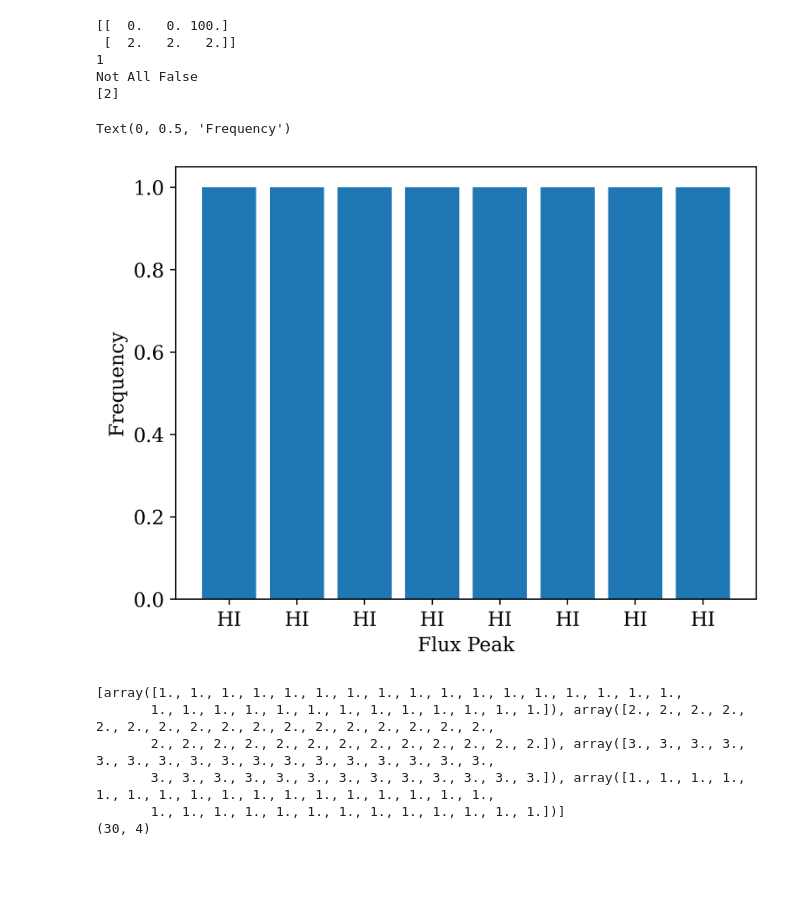
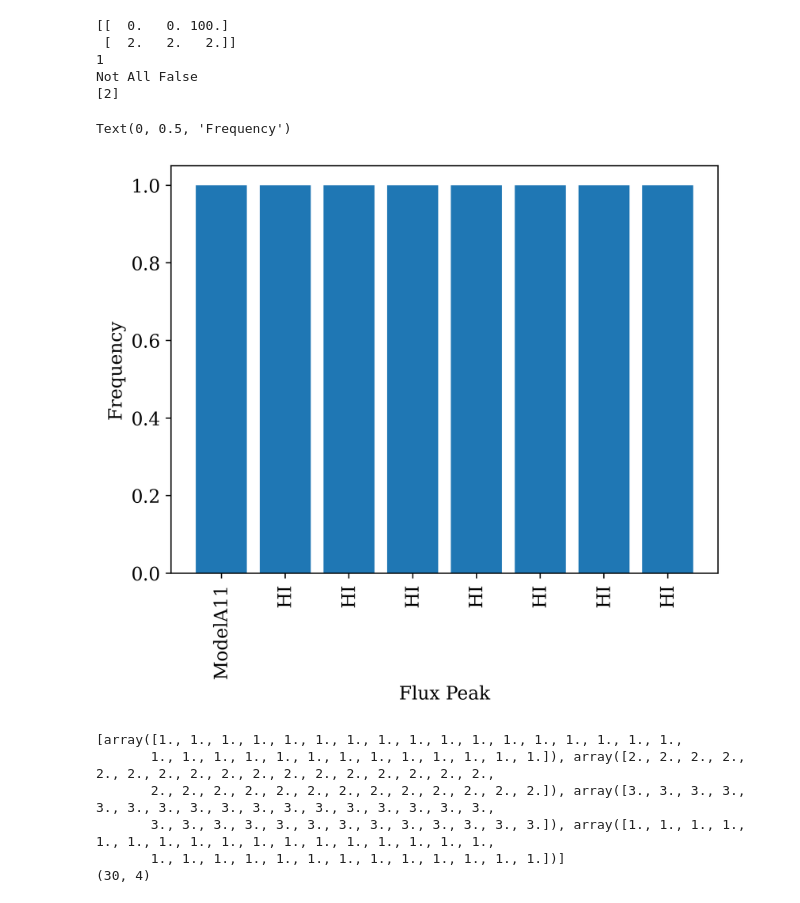
Before and after one commit to TejahniDesire/aart_tdwork, a Jupyter notebook: jpgrounds2.ipynb, the cells around one changed output. Drawn from its saved outputs; the diff is of its cells as text; code cells hidden in the pictures; blank space fills up the shorter version.

```diff
--- a/jpgrounds2.ipynb
+++ b/jpgrounds2.ipynb
@@ -45,14 +48,14 @@ Not All False
 # %%
 xdata = [1,2,3,4,5,6,7,8]
 ydata = [1,1,1,1,1,1,1,1]
 fig, ax = plt.subplots(1, 1, dpi=400)
 ax.bar(xdata,ydata)
-plt.xticks(xdata, labels=["HI","HI","HI","HI","HI","HI","HI","HI"])
+plt.xticks(xdata, labels=["ModelA11","HI","HI","HI","HI","HI","HI","HI"],rotation=90)
 ax.set_xlabel("Flux Peak")
 ax.set_ylabel("Frequency")
 # %% [output]
 Text(0, 0.5, 'Frequency')
-[figure, old version]
+[figure, new version]
 # %%
 x = [-2,-1.5,-1,-0.5] # p_temp
 y = np.linspace(10 * 10 ** 9, 700 *10 **9,30) # nu
```
Also changed, not shown: parts of 1 cell of this notebook, 3 other files.
